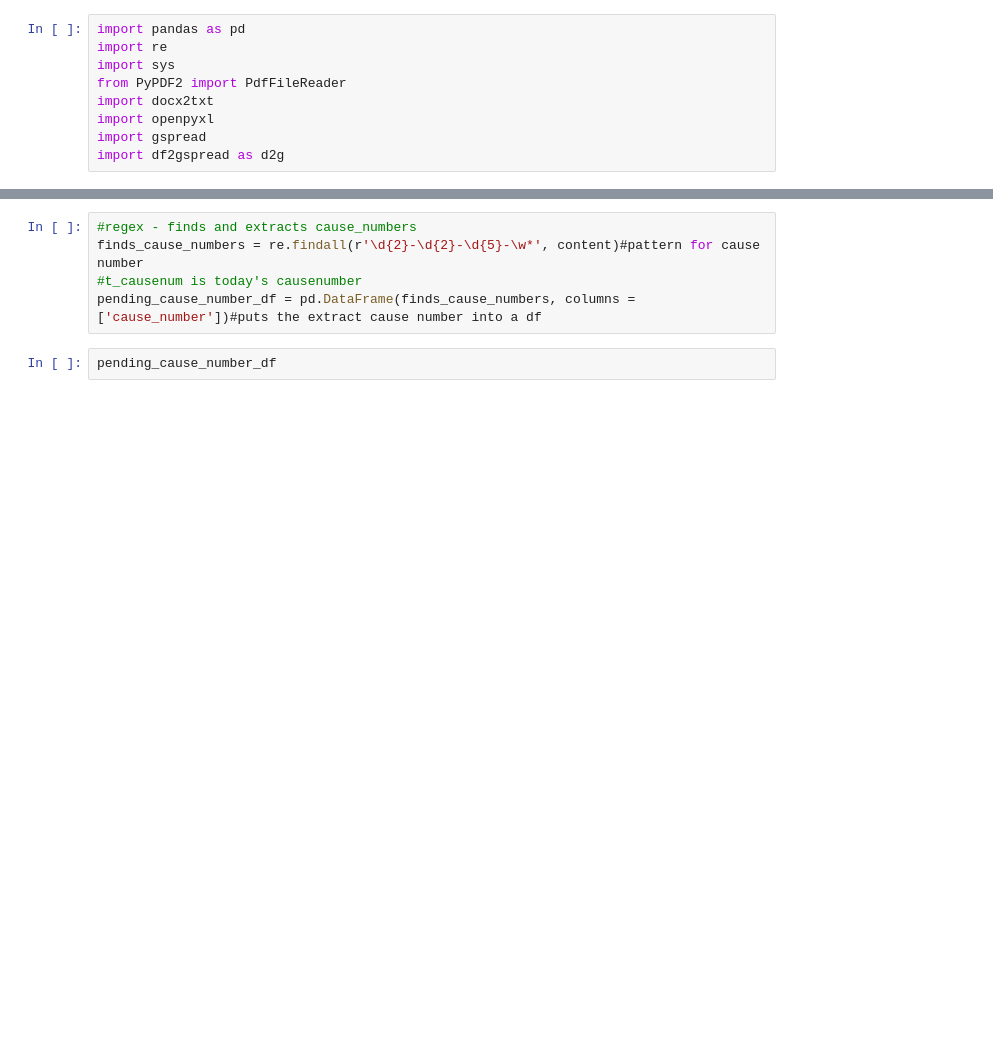
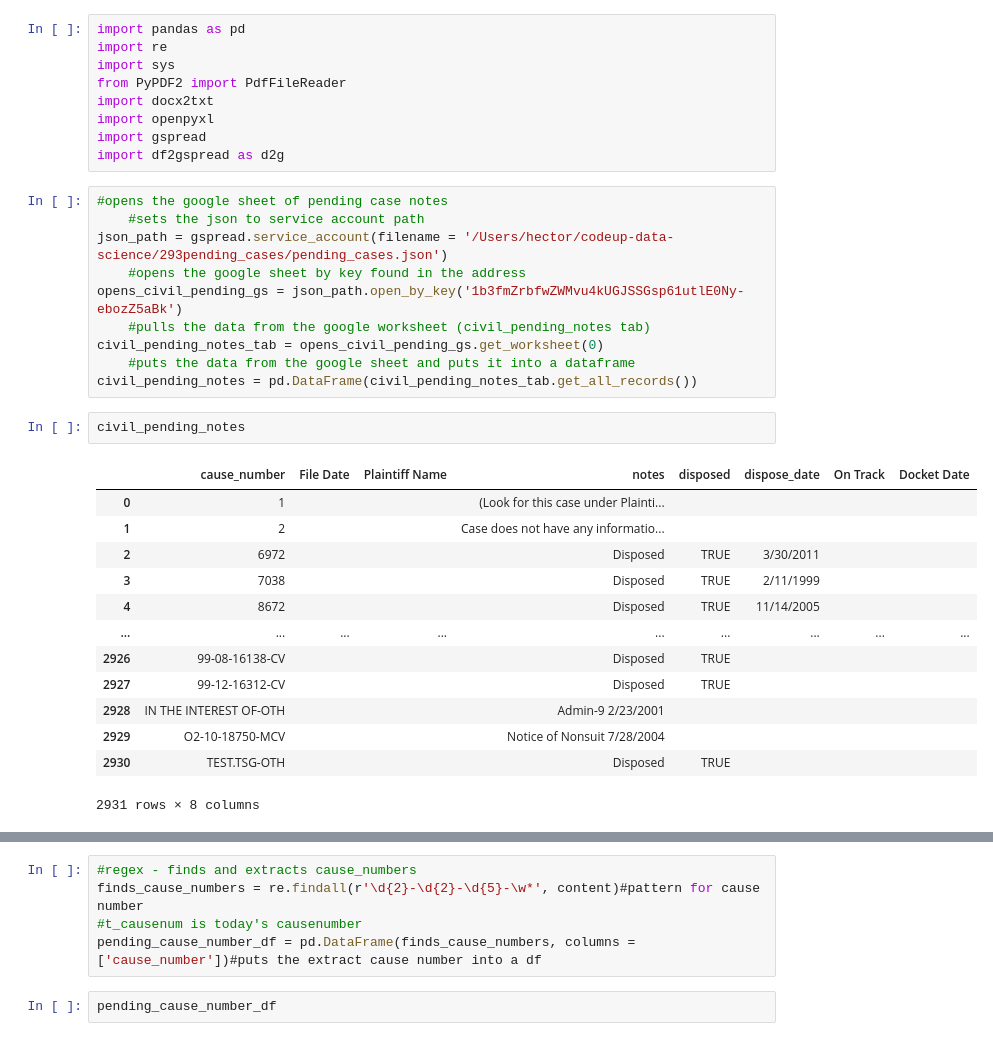
Before and after one commit to hrodjr/293pending_cases, a Jupyter notebook: cause_number.ipynb, the cells around one changed output, grey strips where cells are left out. Cells and saved outputs as stored; diff of their text form; blank space fills up the shorter version.

```diff
--- a/cause_number.ipynb
+++ b/cause_number.ipynb
@@ -7,5 +7,31 @@ import docx2txt
 import openpyxl
 import gspread
 import df2gspread as d2g
+# %%
+#opens the google sheet of pending case notes
+    #sets the json to service account path
+json_path = gspread.service_account(filename = '/Users/hector/codeup-data-science/293pending_cases/pending_cases.json')
+    #opens the google sheet by key found in the address
+opens_civil_pending_gs = json_path.open_by_key('1b3fmZrbfwZWMvu4kUGJSSGsp61utlE0Ny-ebozZ5aBk')
+    #pulls the data from the google worksheet (civil_pending_notes tab)
+civil_pending_notes_tab = opens_civil_pending_gs.get_worksheet(0)
+    #puts the data from the google sheet and puts it into a dataframe
+civil_pending_notes = pd.DataFrame(civil_pending_notes_tab.get_all_records())
+# %%
+civil_pending_notes
+# %% [output]
+|  | cause_number | File Date | Plaintiff Name | notes | disposed | dispose_date | On Track | Docket Date |
+| 0 | 1 |  |  | (Look for this case under Plainti... |  |  |  |  |
+| 1 | 2 |  |  | Case does not have any informatio... |  |  |  |  |
+| 2 | 6972 |  |  | Disposed | TRUE | 3/30/2011 |  |  |
+| 3 | 7038 |  |  | Disposed | TRUE | 2/11/1999 |  |  |
+| 4 | 8672 |  |  | Disposed | TRUE | 11/14/2005 |  |  |
+| ... | ... | ... | ... | ... | ... | ... | ... | ... |
+| 2926 | 99-08-16138-CV |  |  | Disposed | TRUE |  |  |  |
+| 2927 | 99-12-16312-CV |  |  | Disposed | TRUE |  |  |  |
+| 2928 | IN THE INTEREST OF-OTH |  |  | Admin-9 2/23/2001 |  |  |  |  |
+| 2929 | O2-10-18750-MCV |  |  | Notice of Nonsuit 7/28/2004 |  |  |  |  |
+| 2930 | TEST.TSG-OTH |  |  | Disposed | TRUE |  |  |  |
+2931 rows × 8 columns
 # %%
 #Extract pdf text
```
Also changed, not shown: parts of 4 cells of this notebook, 1 other file.
